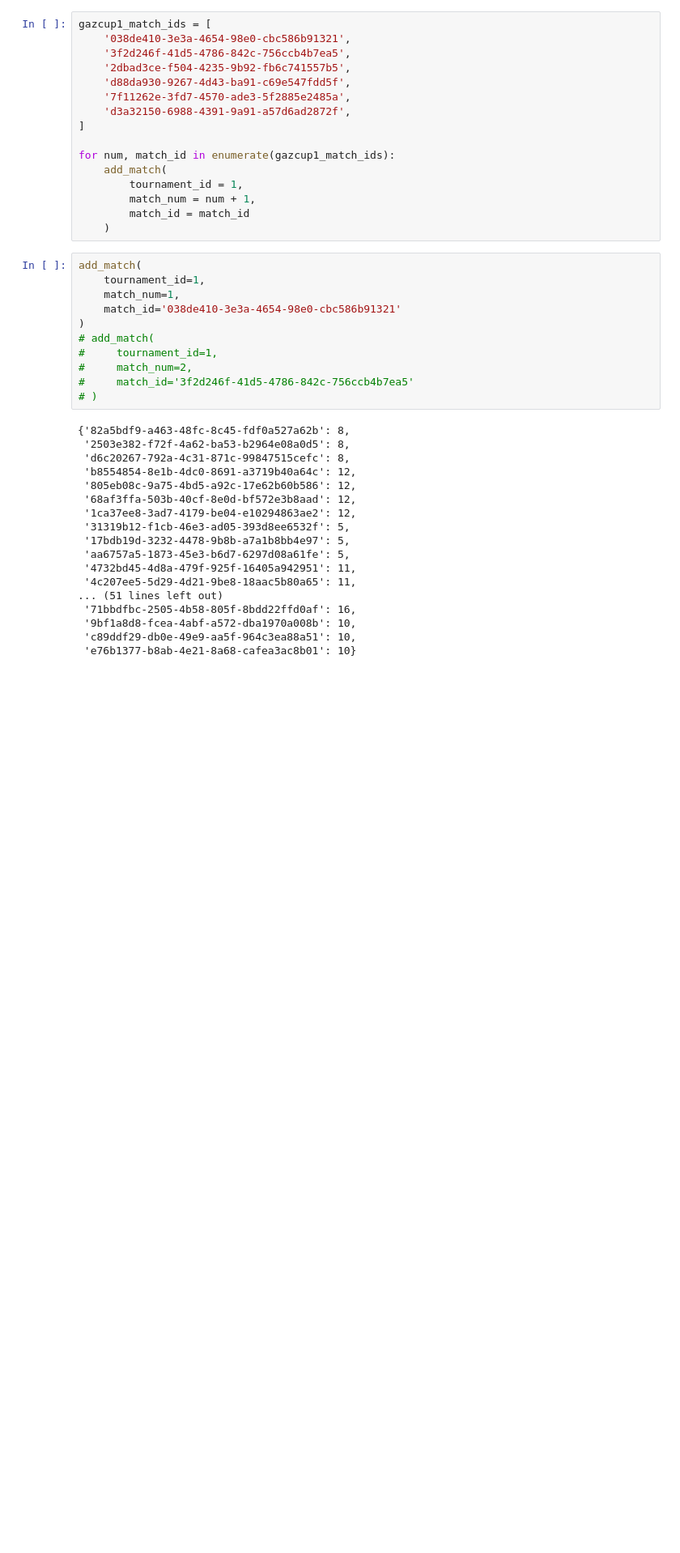
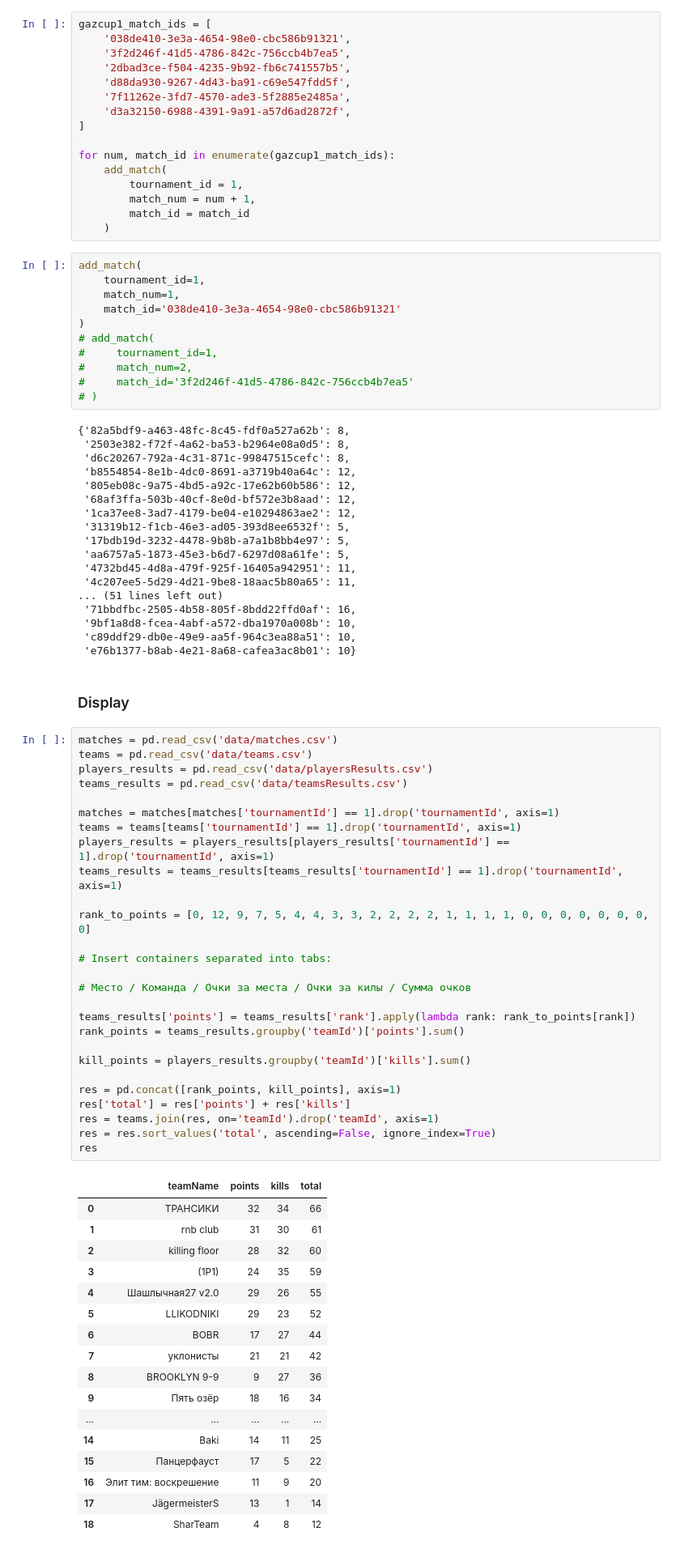
Before and after one commit to Amlaith/pubg_tournament_stats, a Jupyter notebook: test.ipynb, the cells around one changed output. Shown at 81% size. Saved outputs shown, nothing was run; the diff lists cells and outputs as text; blank space fills up the shorter version.

Commit message:
add results table

```diff
--- a/test.ipynb
+++ b/test.ipynb
@@ -904,3 +904,50 @@ add_match(
  '9bf1a8d8-fcea-4abf-a572-dba1970a008b': 10,
  'c89ddf29-db0e-49e9-aa5f-964c3ea88a51': 10,
  'e76b1377-b8ab-4e21-8a68-cafea3ac8b01': 10}
+# %% [markdown]
+### Display
+# %%
+matches = pd.read_csv('data/matches.csv')
+teams = pd.read_csv('data/teams.csv')
+players_results = pd.read_csv('data/playersResults.csv')
+teams_results = pd.read_csv('data/teamsResults.csv')
+
+matches = matches[matches['tournamentId'] == 1].drop('tournamentId', axis=1)
+teams = teams[teams['tournamentId'] == 1].drop('tournamentId', axis=1)
+players_results = players_results[players_results['tournamentId'] == 1].drop('tournamentId', axis=1)
+teams_results = teams_results[teams_results['tournamentId'] == 1].drop('tournamentId', axis=1)
+
+rank_to_points = [0, 12, 9, 7, 5, 4, 4, 3, 3, 2, 2, 2, 2, 1, 1, 1, 1, 0, 0, 0, 0, 0, 0, 0, 0]
+
+# Insert containers separated into tabs:
+
+# Место / Команда / Очки за места / Очки за килы / Сумма очков
+
+teams_results['points'] = teams_results['rank'].apply(lambda rank: rank_to_points[rank])
+rank_points = teams_results.groupby('teamId')['points'].sum()
+
+kill_points = players_results.groupby('teamId')['kills'].sum()
+
+res = pd.concat([rank_points, kill_points], axis=1)
+res['total'] = res['points'] + res['kills']
+res = teams.join(res, on='teamId').drop('teamId', axis=1)
+res = res.sort_values('total', ascending=False, ignore_index=True)
+res
+# %% [output]
+|  | teamName | points | kills | total |
+| 0 | ТРАНСИКИ | 32 | 34 | 66 |
+| 1 | rnb club | 31 | 30 | 61 |
+| 2 | killing floor | 28 | 32 | 60 |
+| 3 | (1P1) | 24 | 35 | 59 |
+| 4 | Шашлычная27 v2.0 | 29 | 26 | 55 |
+| 5 | LLIKODNIKI | 29 | 23 | 52 |
+| 6 | BOBR | 17 | 27 | 44 |
+| 7 | уклонисты | 21 | 21 | 42 |
+| 8 | BROOKLYN 9-9 | 9 | 27 | 36 |
+| 9 | Пять озёр | 18 | 16 | 34 |
+| ... | ... | ... | ... | ... |
+| 14 | Baki | 14 | 11 | 25 |
+| 15 | Панцерфауст | 17 | 5 | 22 |
+| 16 | Элит тим: воскрешение | 11 | 9 | 20 |
+| 17 | JägermeisterS | 13 | 1 | 14 |
+| 18 | SharTeam | 4 | 8 | 12 |
```
Also changed, not shown: 4 other files.
